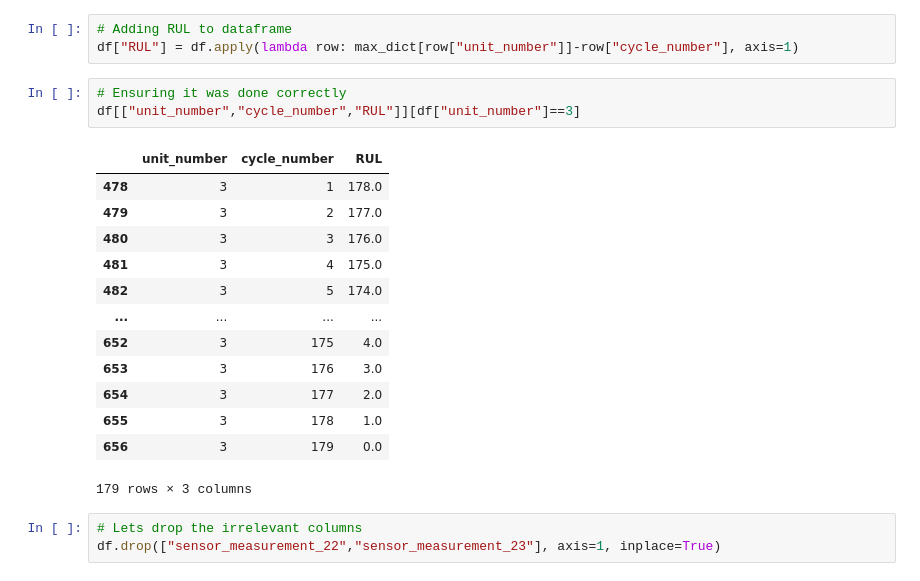
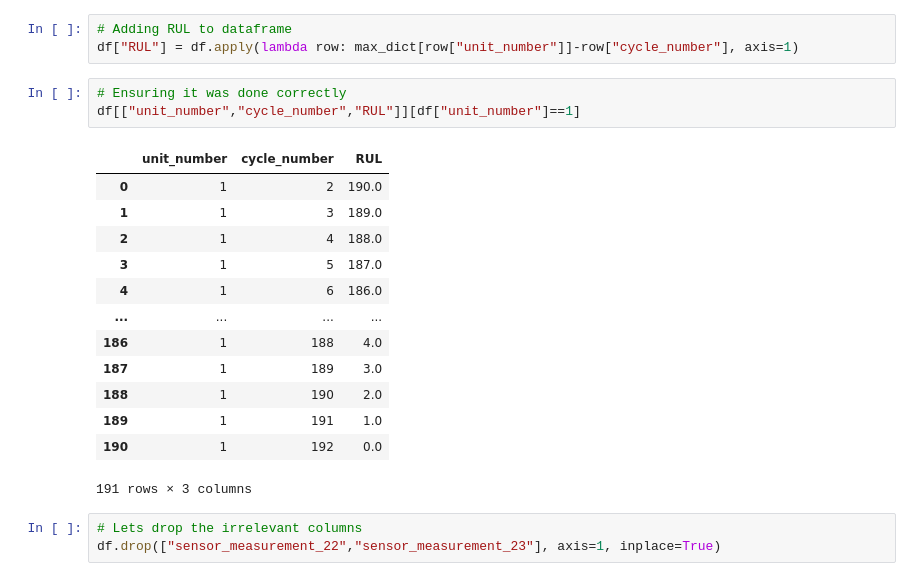
Before and after one commit to Jcardenas34/Predicting_Failure_NASA_Turbofan_Jet_Engine, a Jupyter notebook: notebooks/create_training_data.ipynb, the cells around one changed output. Drawn from its saved outputs; the diff is of its cells as text.

```diff
--- a/notebooks/create_training_data.ipynb
+++ b/notebooks/create_training_data.ipynb
@@ -63,21 +60,21 @@ max_dict = grouped_data.set_index('unit_number')['max_cycles'].to_dict()
 df["RUL"] = df.apply(lambda row: max_dict[row["unit_number"]]-row["cycle_number"], axis=1)
 # %%
 # Ensuring it was done correctly
-df[["unit_number","cycle_number","RUL"]][df["unit_number"]==3]
+df[["unit_number","cycle_number","RUL"]][df["unit_number"]==1]
 # %% [output]
 |  | unit_number | cycle_number | RUL |
-| 478 | 3 | 1 | 178.0 |
-| 479 | 3 | 2 | 177.0 |
-| 480 | 3 | 3 | 176.0 |
-| 481 | 3 | 4 | 175.0 |
-| 482 | 3 | 5 | 174.0 |
+| 0 | 1 | 2 | 190.0 |
+| 1 | 1 | 3 | 189.0 |
+| 2 | 1 | 4 | 188.0 |
+| 3 | 1 | 5 | 187.0 |
+| 4 | 1 | 6 | 186.0 |
 | ... | ... | ... | ... |
-| 652 | 3 | 175 | 4.0 |
-| 653 | 3 | 176 | 3.0 |
-| 654 | 3 | 177 | 2.0 |
-| 655 | 3 | 178 | 1.0 |
-| 656 | 3 | 179 | 0.0 |
+| 186 | 1 | 188 | 4.0 |
+| 187 | 1 | 189 | 3.0 |
+| 188 | 1 | 190 | 2.0 |
+| 189 | 1 | 191 | 1.0 |
+| 190 | 1 | 192 | 0.0 |
-179 rows × 3 columns
+191 rows × 3 columns
 # %%
 # Lets drop the irrelevant columns
 df.drop(["sensor_measurement_22","sensor_measurement_23"], axis=1, inplace=True)
```
Also changed, not shown: parts of 14 cells of this notebook, 5 other files.
